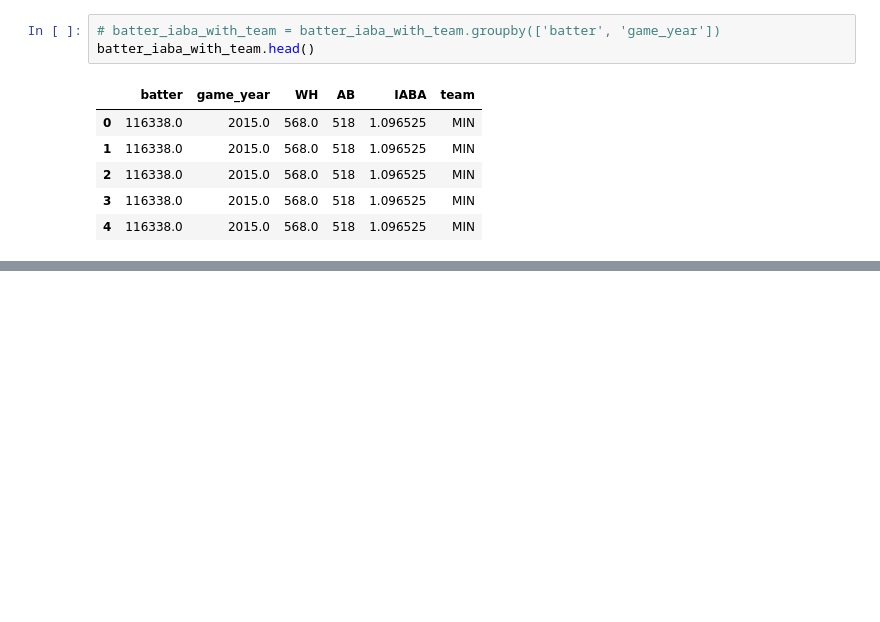
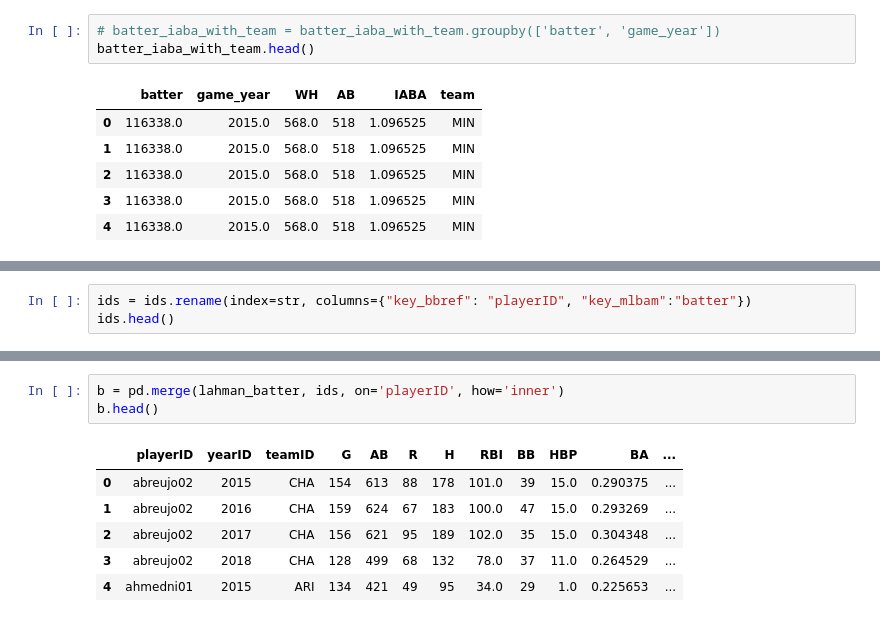
Before and after one commit to Amogh100/SabermetricsFinalProject, a Jupyter notebook: final_project_data.ipynb, the cells around one changed output, grey strips where cells are left out. Saved outputs shown, nothing was run; the diff lists cells and outputs as text; blank space fills up the shorter version.

```diff
--- a/final_project_data.ipynb
+++ b/final_project_data.ipynb
@@ -207,0 +236,3 @@ df = batter_iaba_with_team.to_csv("iaba_with_team.csv")
+# %%
+ids = ids.rename(index=str, columns={"key_bbref": "playerID", "key_mlbam":"batter"})
+ids.head()
@@ -207,0 +258,10 @@ df = batter_iaba_with_team.to_csv("iaba_with_team.csv")
+# %%
+b = pd.merge(lahman_batter, ids, on='playerID', how='inner')
+b.head()
+# %% [output]
+|  | playerID | yearID | teamID | G | AB | R | H | RBI | BB | HBP | BA | ... |
+| 0 | abreujo02 | 2015 | CHA | 154 | 613 | 88 | 178 | 101.0 | 39 | 15.0 | 0.290375 | ... |
+| 1 | abreujo02 | 2016 | CHA | 159 | 624 | 67 | 183 | 100.0 | 47 | 15.0 | 0.293269 | ... |
+| 2 | abreujo02 | 2017 | CHA | 156 | 621 | 95 | 189 | 102.0 | 35 | 15.0 | 0.304348 | ... |
+| 3 | abreujo02 | 2018 | CHA | 128 | 499 | 68 | 132 | 78.0 | 37 | 11.0 | 0.264529 | ... |
+| 4 | ahmedni01 | 2015 | ARI | 134 | 421 | 49 | 95 | 34.0 | 29 | 1.0 | 0.225653 | ... |
```
Also changed, not shown: parts of 13 cells of this notebook, 3 other files.
